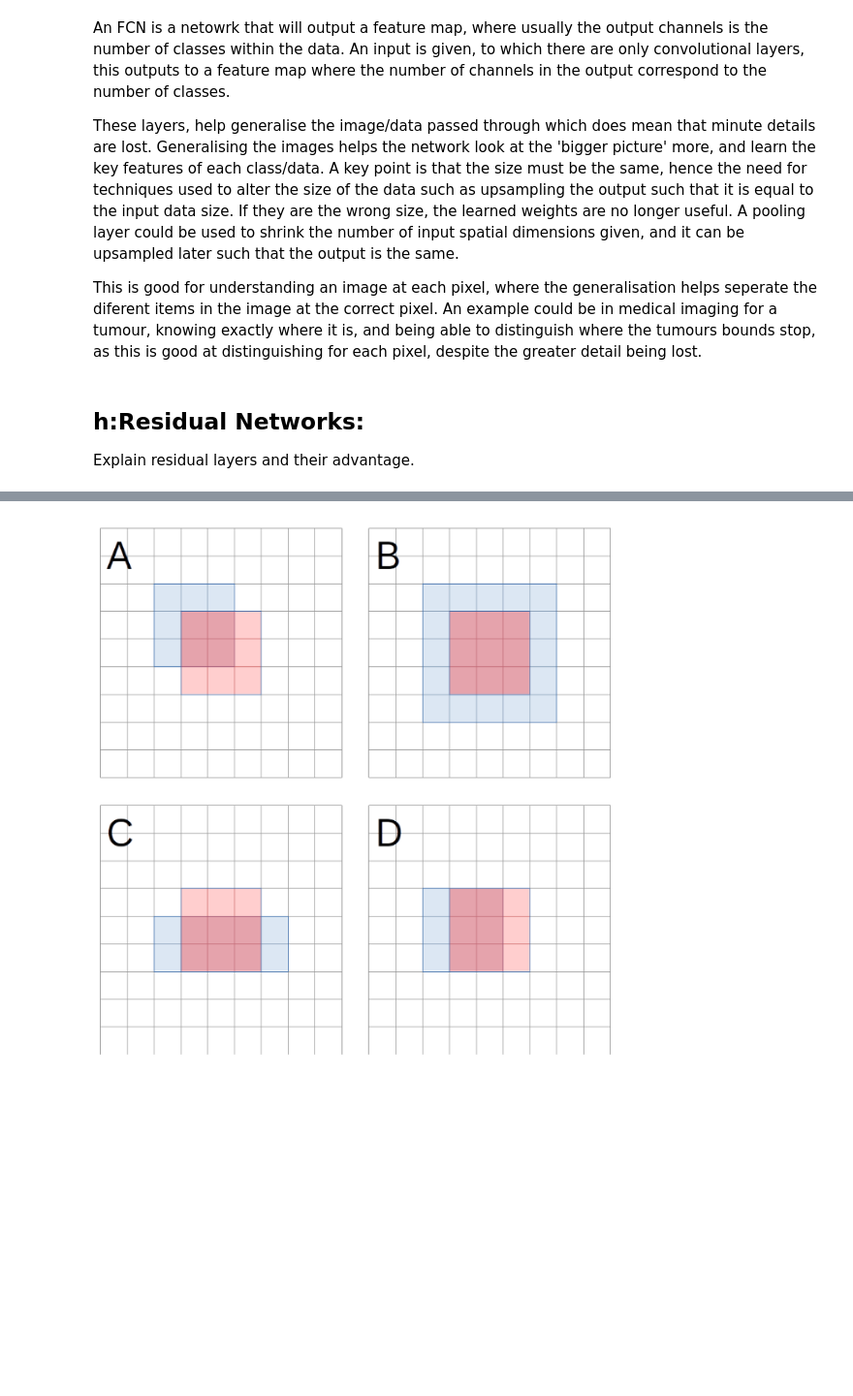
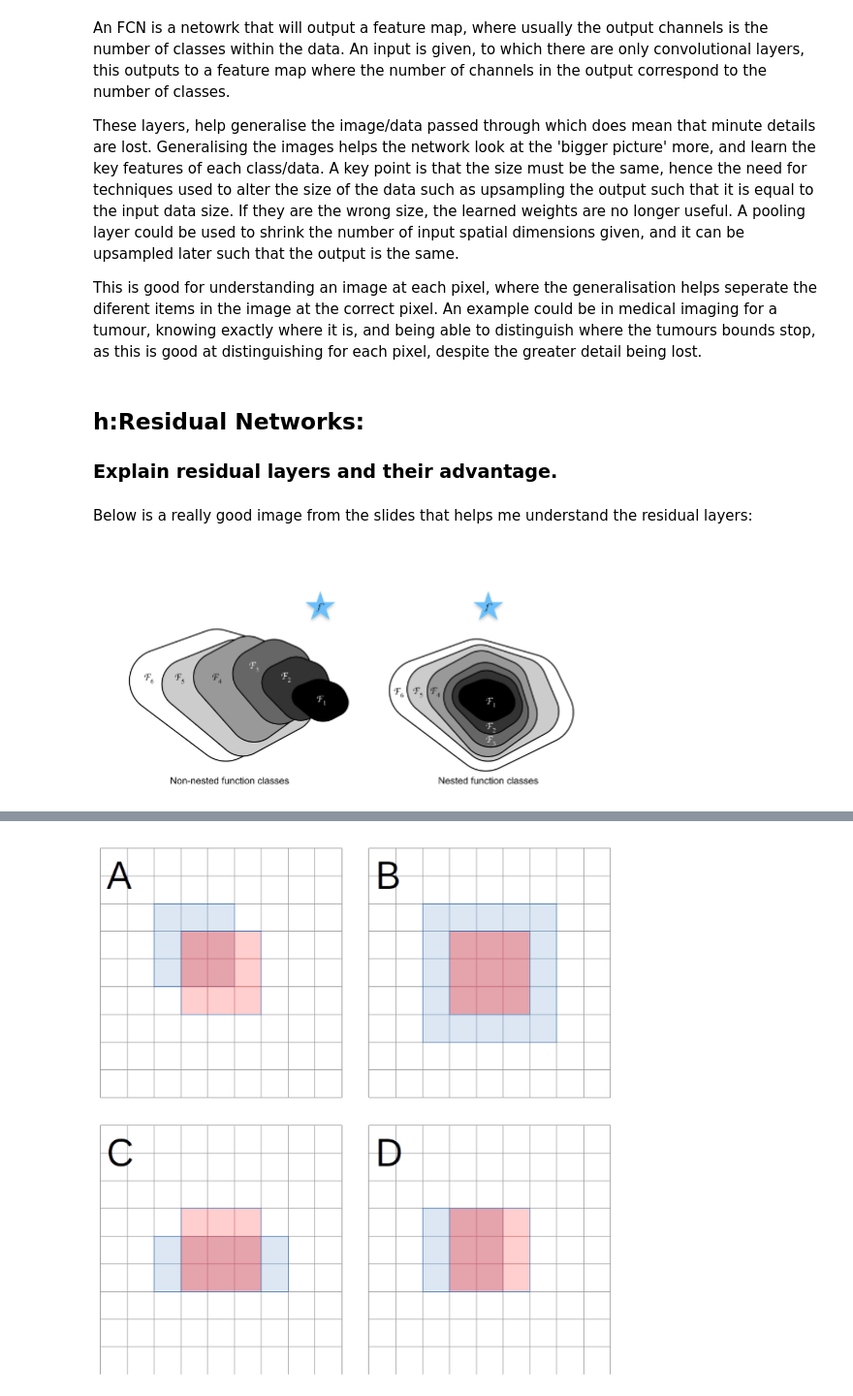
Before and after one commit to StefanStringer/FinalSemester, a Jupyter notebook: Deep Learning/Assignments/Assignment 2/stefan_stringer_au712592.ipynb, the cells around one changed output, grey strips where cells are left out. Shown at 97% size. Saved outputs shown, nothing was run; the diff lists cells and outputs as text; code cells hidden in the pictures; blank space fills up the shorter version.

```diff
--- a/Deep Learning/Assignments/Assignment 2/stefan_stringer_au712592.ipynb
+++ b/Deep Learning/Assignments/Assignment 2/stefan_stringer_au712592.ipynb
@@ -206,4 +208,10 @@ These layers, help generalise the image/data passed through which does mean that
 This is good for understanding an image at each pixel, where the generalisation helps seperate the diferent items in the image at the correct pixel. An example could be in medical imaging for a tumour, knowing exactly where it is, and being able to distinguish where the tumours bounds stop, as this is good at distinguishing for each pixel, despite the greater detail being lost.
 # %% [markdown]
 ## h:Residual Networks:
-Explain residual layers and their advantage.
+### Explain residual layers and their advantage.
+# %% [markdown]
+Below is a really good image from the slides that helps me understand the residual layers:
+# %%
+Image(filename='/home/stefan_stringer/FinalSemester/Deep Learning/Assignments/Assignment 2/residuallayers.png')
+# %% [output]
+[figure, added]
```
Also changed, not shown: parts of 6 cells of this notebook, 1 other file.
